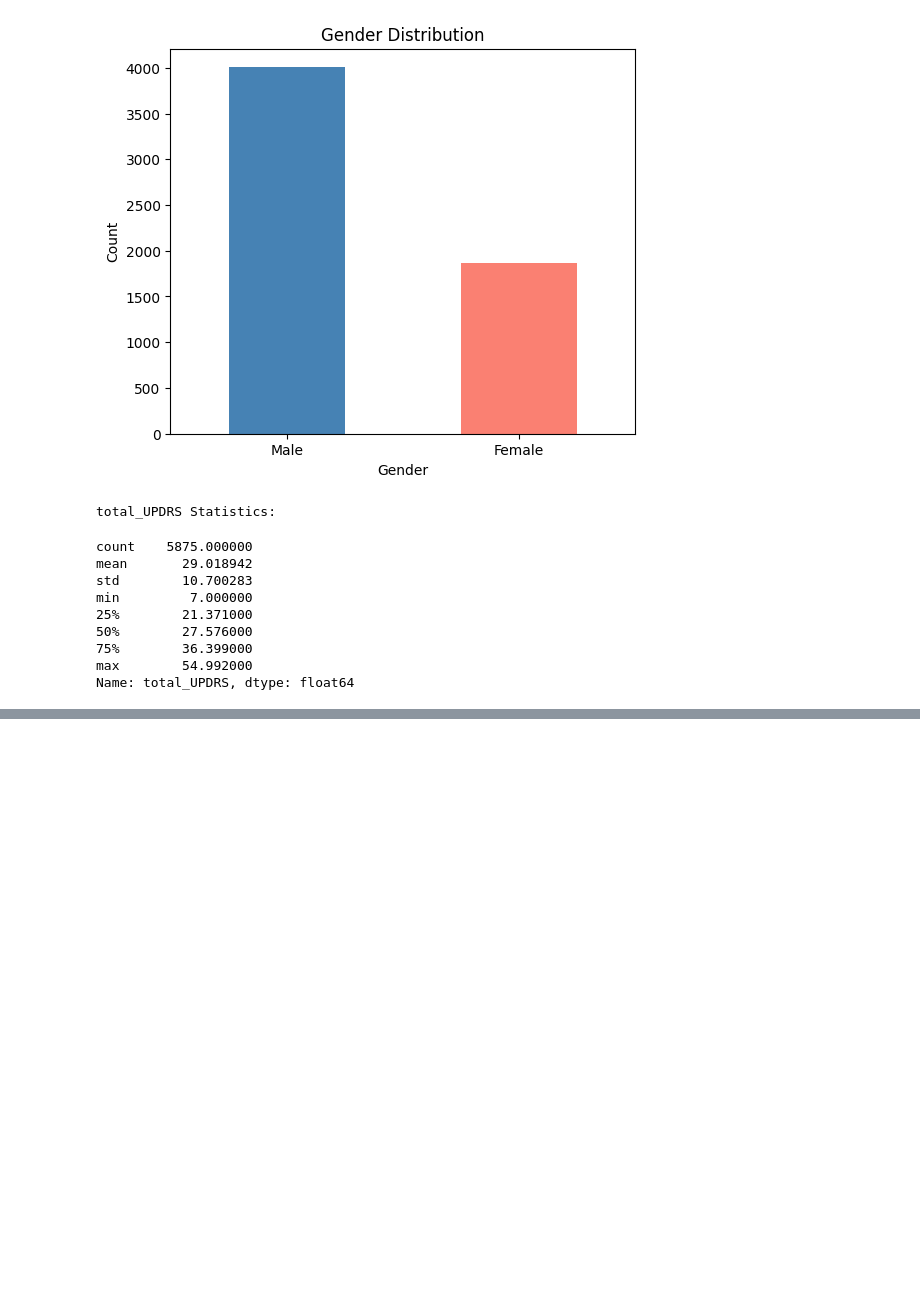
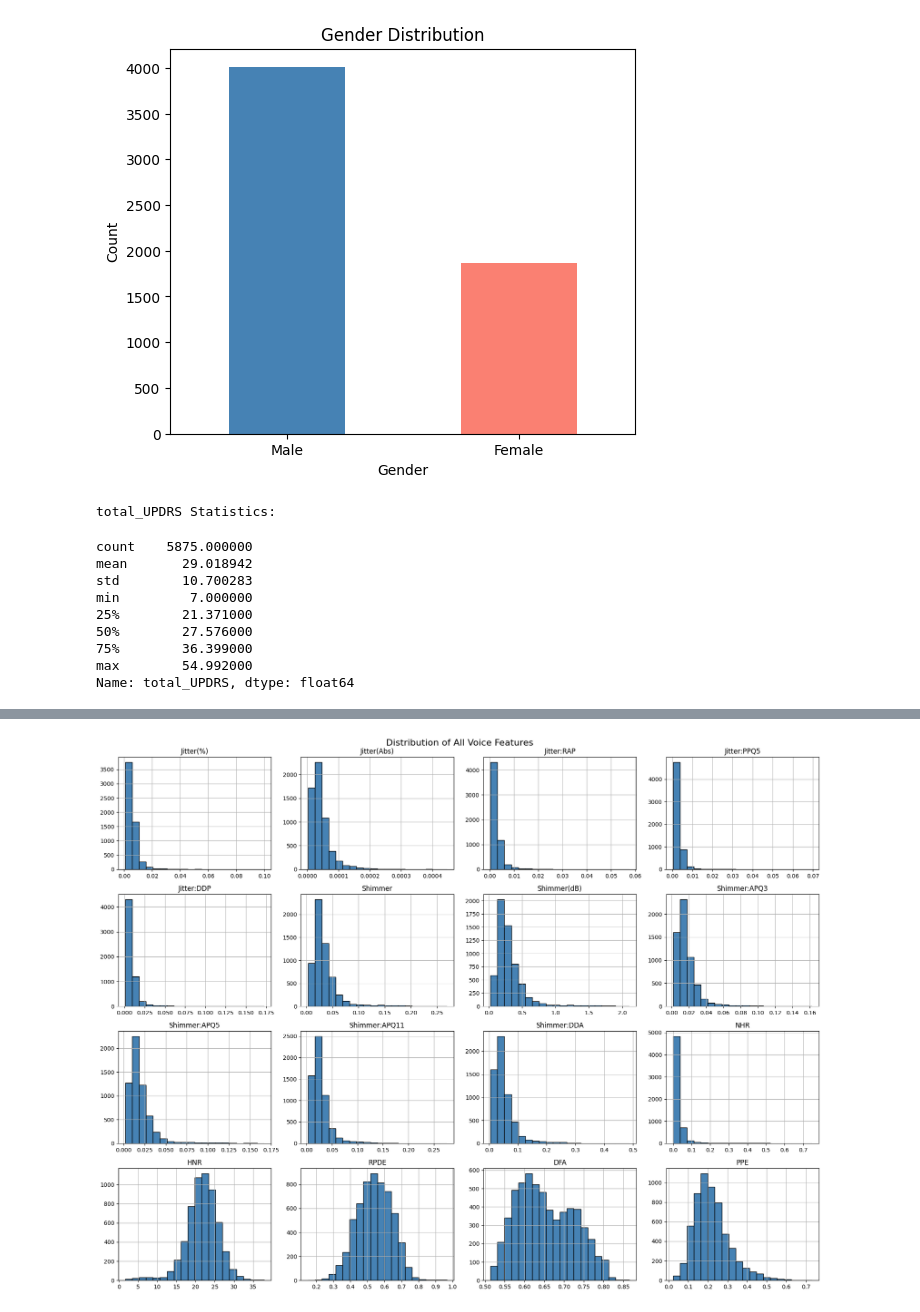
Before and after one commit to ssjha210/Parkinson_Early_Detection, a Jupyter notebook: data/EDA.ipynb, the cells around one changed output, grey strips where cells are left out. Drawn from its saved outputs; the diff is of its cells as text; code cells hidden in the pictures; blank space fills up the shorter version.

```diff
--- a/data/EDA.ipynb
+++ b/data/EDA.ipynb
@@ -143,0 +174,11 @@ Name: total_UPDRS, dtype: float64
+# %%
+voice_features = ['Jitter(%)', 'Jitter(Abs)', 'Jitter:RAP', 'Jitter:PPQ5', 'Jitter:DDP',
+                  'Shimmer', 'Shimmer(dB)', 'Shimmer:APQ3', 'Shimmer:APQ5',
+                 'Shimmer:APQ11', 'Shimmer:DDA', 'NHR', 'HNR', 'RPDE', 'DFA', 'PPE']
+
+df[voice_features].hist(bins=20, figsize=(18, 14), color='steelblue', edgecolor='black')
+plt.suptitle('Distribution of All Voice Features', fontsize=16)
+plt.tight_layout()
+plt.show()
+# %% [output]
+[figure, added]
```
Also changed, not shown: parts of 15 cells of this notebook.
